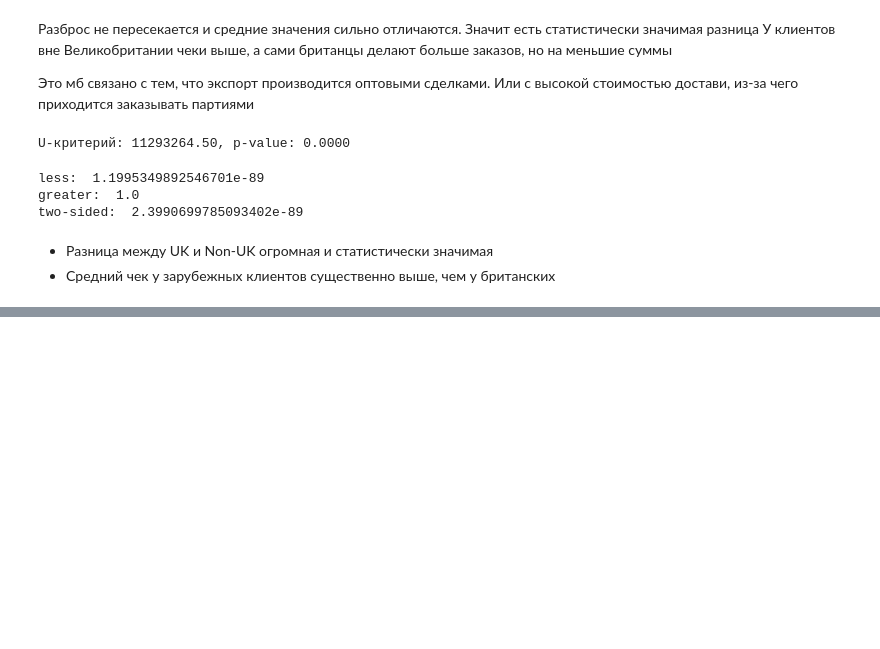
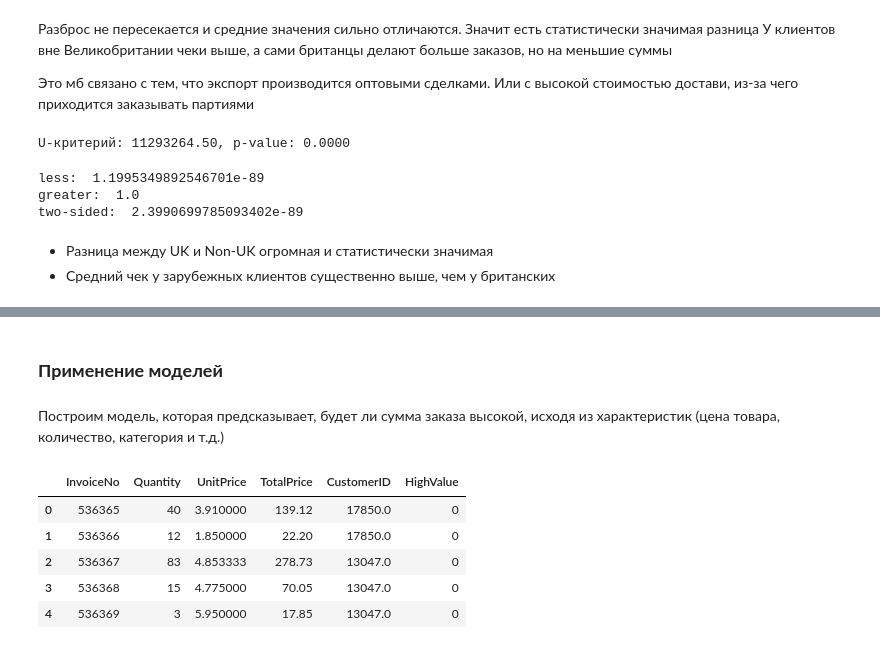
Before and after one commit to synotnaa/e-commerce-data-uk-retailer, a Jupyter notebook: notebooks/ecom_retail.ipynb, the cells around one changed output, grey strips where cells are left out. Cells and saved outputs as stored; diff of their text form; code cells hidden in the pictures; blank space fills up the shorter version.

```diff
--- a/notebooks/ecom_retail.ipynb
+++ b/notebooks/ecom_retail.ipynb
@@ -257,0 +377,24 @@ two-sided:  2.3990699785093402e-89
+# %% [markdown]
+### **Применение моделей**
+# %% [markdown]
+Построим модель, которая предсказывает, будет ли сумма заказа высокой, исходя из характеристик (цена товара, количество, категория и т.д.)
+# %%
+orders_ml = df.groupby('InvoiceNo').agg({
+    'Quantity': 'sum',
+    'UnitPrice': 'mean',
+    'TotalPrice': 'sum',
+    'CustomerID': 'first'
+}).reset_index()
+
+# Целевая переменная: высокий заказ (1) или нет (0)
+threshold = orders_ml['TotalPrice'].median()
+orders_ml['HighValue'] = (orders_ml['TotalPrice'] > threshold).astype(int)
+
+orders_ml.head()
+# %% [output]
+|  | InvoiceNo | Quantity | UnitPrice | TotalPrice | CustomerID | HighValue |
+| 0 | 536365 | 40 | 3.910000 | 139.12 | 17850.0 | 0 |
+| 1 | 536366 | 12 | 1.850000 | 22.20 | 17850.0 | 0 |
+| 2 | 536367 | 83 | 4.853333 | 278.73 | 13047.0 | 0 |
+| 3 | 536368 | 15 | 4.775000 | 70.05 | 13047.0 | 0 |
+| 4 | 536369 | 3 | 5.950000 | 17.85 | 13047.0 | 0 |
```
Also changed, not shown: parts of 30 cells of this notebook, 2 other files.
